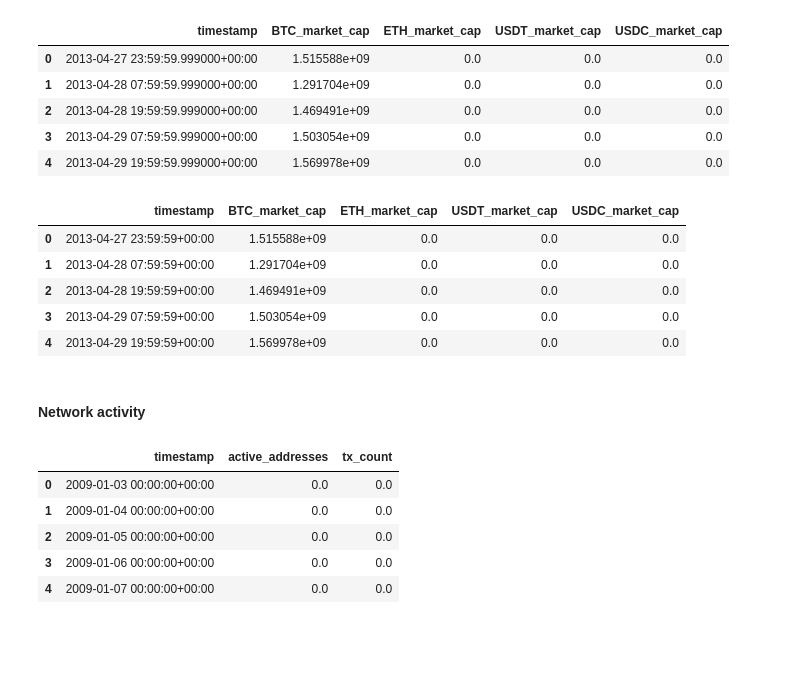
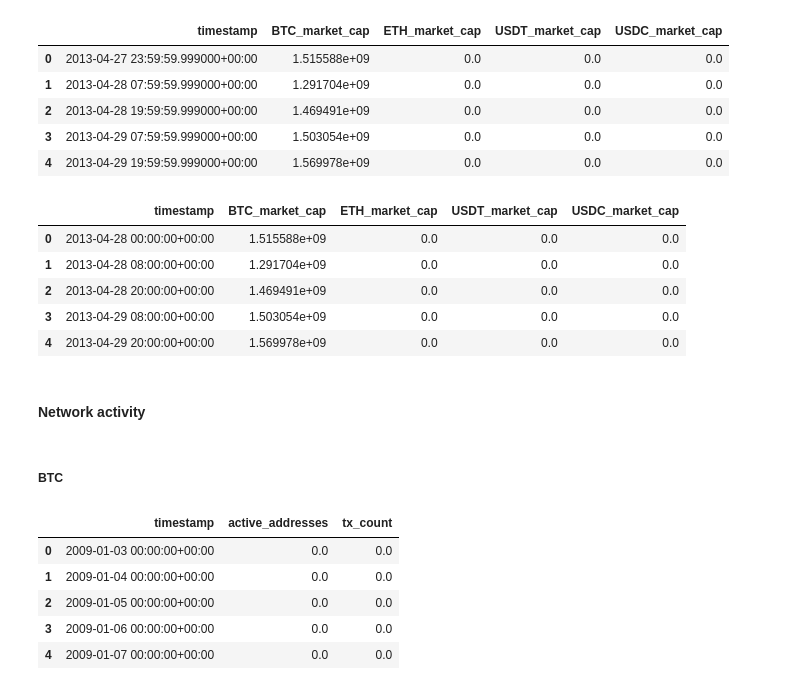
Before and after one commit to hyperformancelabs/crypto-price-forecaster, a Jupyter notebook: processors/cleaning.ipynb, the cells around one changed output. Cells and saved outputs as stored; diff of their text form; code cells hidden in the pictures; blank space fills up the shorter version.

```diff
--- a/processors/cleaning.ipynb
+++ b/processors/cleaning.ipynb
@@ -719,5 +751,6 @@ dataframes["btc_ohlcv"].head(5)
 | 4 | 2017-08-17 20:00:00 | 4307.56 | 4369.69 | 4258.56 | 4285.08 | 249.769913 | 1.079545e+06 | 1001 |
 # %%
 dataframes["btc_ohlcv"] = convert_timestamp(dataframes["btc_ohlcv"], "timestamp")
+dataframes["btc_ohlcv"].rename(columns=lambda x: f"BTC_{x}" if x != "timestamp" else x, inplace=True)
 dataframes["btc_ohlcv"].head(5)
 # %% [output]
@@ -740,5 +773,6 @@ dataframes["eth_ohlcv"].head(5)
 | 4 | 2017-08-17 20:00:00 | 301.60 | 310.85 | 299.01 | 302.00 | 1200.94182 | 367768.335479 | 939 |
 # %%
 dataframes["eth_ohlcv"] = convert_timestamp(dataframes["eth_ohlcv"], "timestamp")
+dataframes["eth_ohlcv"].rename(columns=lambda x: f"ETH_{x}" if x != "timestamp" else x, inplace=True)
 dataframes["eth_ohlcv"].head(5)
 # %% [output]
@@ -760,17 +794,19 @@ dataframes["market_cap"].head(5)
 | 3 | 2013-04-29 07:59:59.999000+00:00 | 1.503054e+09 | 0.0 | 0.0 | 0.0 |
 | 4 | 2013-04-29 19:59:59.999000+00:00 | 1.569978e+09 | 0.0 | 0.0 | 0.0 |
 # %%
-dataframes["market_cap"] = convert_timestamp(dataframes["market_cap"], "timestamp", round_to="s")
+dataframes["market_cap"] = convert_timestamp(dataframes["market_cap"], "timestamp", round_to="h")
 dataframes["market_cap"].head(5)
 # %% [output]
 |  | timestamp | BTC_market_cap | ETH_market_cap | USDT_market_cap | USDC_market_cap |
-| 0 | 2013-04-27 23:59:59+00:00 | 1.515588e+09 | 0.0 | 0.0 | 0.0 |
-| 1 | 2013-04-28 07:59:59+00:00 | 1.291704e+09 | 0.0 | 0.0 | 0.0 |
-| 2 | 2013-04-28 19:59:59+00:00 | 1.469491e+09 | 0.0 | 0.0 | 0.0 |
-| 3 | 2013-04-29 07:59:59+00:00 | 1.503054e+09 | 0.0 | 0.0 | 0.0 |
-| 4 | 2013-04-29 19:59:59+00:00 | 1.569978e+09 | 0.0 | 0.0 | 0.0 |
+| 0 | 2013-04-28 00:00:00+00:00 | 1.515588e+09 | 0.0 | 0.0 | 0.0 |
+| 1 | 2013-04-28 08:00:00+00:00 | 1.291704e+09 | 0.0 | 0.0 | 0.0 |
+| 2 | 2013-04-28 20:00:00+00:00 | 1.469491e+09 | 0.0 | 0.0 | 0.0 |
+| 3 | 2013-04-29 08:00:00+00:00 | 1.503054e+09 | 0.0 | 0.0 | 0.0 |
+| 4 | 2013-04-29 20:00:00+00:00 | 1.569978e+09 | 0.0 | 0.0 | 0.0 |
 # %% [markdown]
 #### Network activity
+# %% [markdown]
+##### BTC
 # %%
 dataframes["btc_network_activity"].head(5)
 # %% [output]
```
Also changed, not shown: parts of 28 cells of this notebook, 3 other files.
